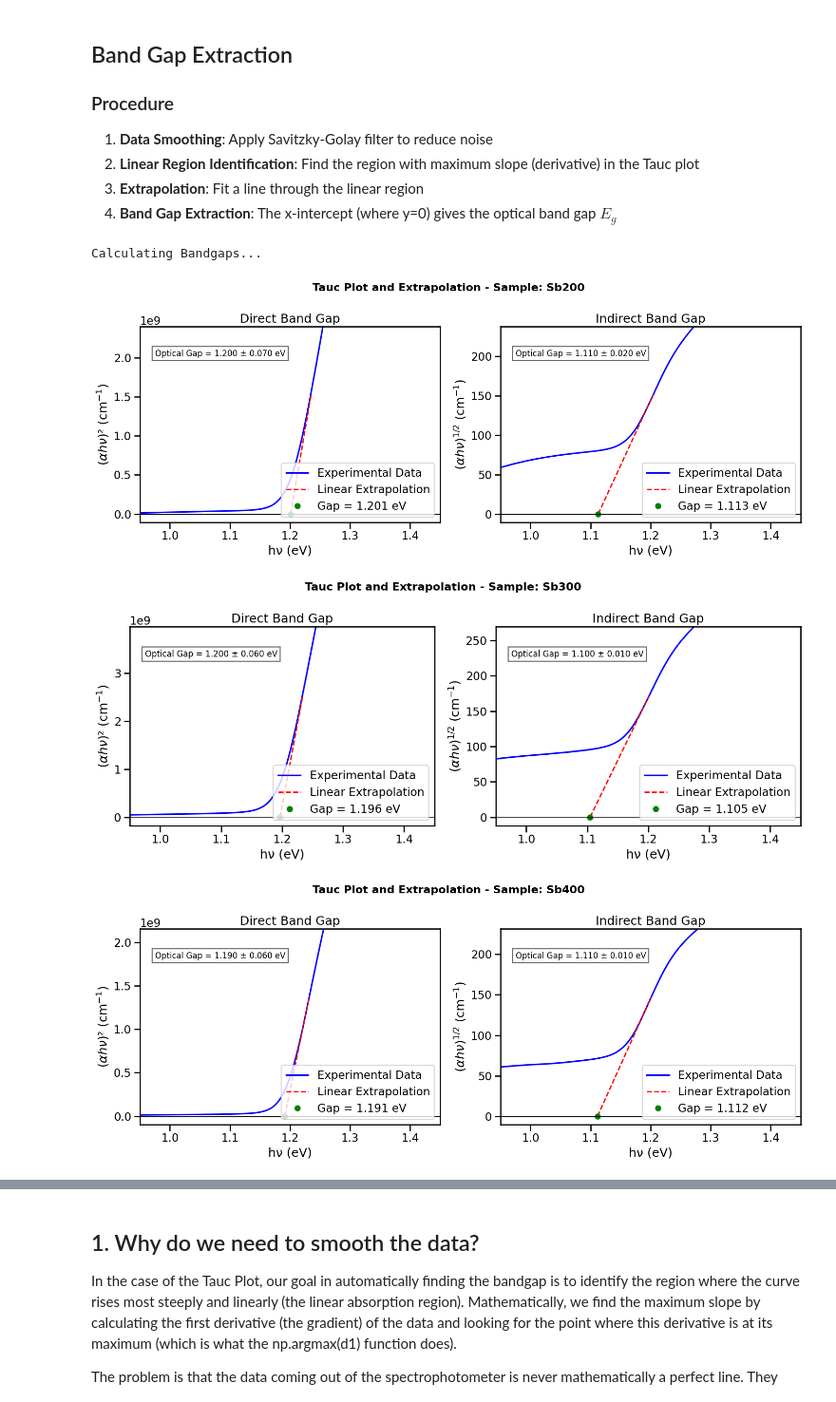
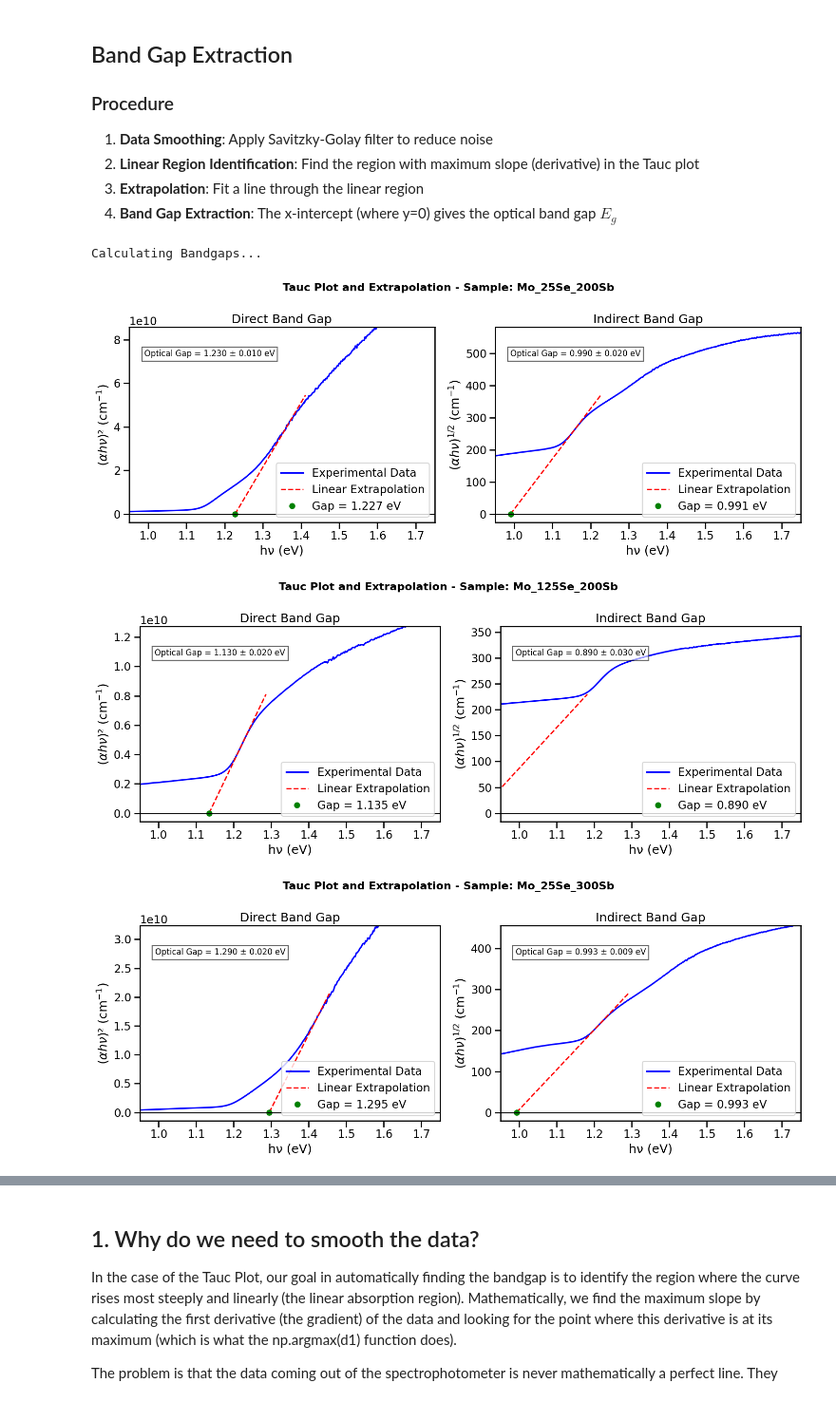
Before and after one commit to JotaP-183/Data_Analysis, a Jupyter notebook: UV-Vis/Corrected_UV_Vis_analysis.ipynb, the cells around one changed output, grey strips where cells are left out. Shown at 95% size. Cells and saved outputs as stored; diff of their text form; code cells hidden in the pictures.

```diff
--- a/UV-Vis/Corrected_UV_Vis_analysis.ipynb
+++ b/UV-Vis/Corrected_UV_Vis_analysis.ipynb
@@ -128,7 +128,7 @@ import warnings
 warnings.filterwarnings('ignore')
 
 # File path to the Excel file
-FILE_PATH = data_path('UV-Vis', '2nd Round', 'Sb_2_3_4__2.xlsx')
+FILE_PATH = data_path('UV-Vis', '2nd Round', 'Copy of DOE_2nd.xlsx')
 
 # Set output directory for plots
 PLOTS_DIR = "Plots"
@@ -324,7 +324,7 @@ gaps = []
 # You can adjust these limits (in eV) to focus the analysis on the rising edge of the material
 # and ignore noise at low energies or substrate (Glass) absorption at high energies.
 min_energy = 1.15
-max_energy = 1.25
+max_energy = 1.55
 
 for k in res.keys():
     fig, (ax1, ax2) = plt.subplots(1, 2, figsize=(15,6))
@@ -410,34 +410,34 @@ for k in res.keys():
 
         # Mark the exact point of the Bandgap
         ax.plot(x_cross, 0, 'go', markersize=8, label=f'Gap = {x_cross:.3f} eV')
 
         # Axis formatting
         ax.axhline(0, color='black', linewidth=1)
         ax.set_xlabel(r'hν (eV)')
         ax.set_ylabel(info['ylabel'])
         ax.set_title(info['title'])
         ax.text(0.05, 0.85, f'Optical Gap = {round(x_cross, decimals):.3f} ± {round(sigma_bg, decimals):.3f} eV',
                 transform=ax.transAxes, fontsize=12, bbox=dict(facecolor='white', alpha=0.6))
 
         # Adjust the visual "window" of the plot
         ax.set_xlim(min_energy - 0.2, max_energy + 0.2)
         ax.set_ylim(-0.05 * np.amax(y_fit), 1.1 * np.amax(y_fit))
         ax.legend(loc='lower right')
 
     plt.tight_layout()
     plt.savefig(os.path.join(PLOTS_DIR, f'Tauc_plot_extrapolation_{k}.png'), dpi=300)
     plt.show()
 
 # Export a summary with all calculated Bandgaps
 print("\n--- Summary of Calculated Bandgaps ---")
 df_gaps = pd.DataFrame(gaps)
 print(df_gaps.to_string(index=False))
 
-# Optional: Save to an Excel file
+# Save to an Excel file
 df_gaps.to_excel(os.path.join(PLOTS_DIR, "Summary_Bandgaps.xlsx"), index=False)
 print(f"Summary saved in folder: {PLOTS_DIR}")
 # %% [output]
 Calculating Bandgaps...
-[figure, old version]
+[figure, new version]
-[figure, old version]
+[figure, new version]
-[figure, old version]
+[figure, new version]
```
Also changed, not shown: parts of 4 cells of this notebook, 52 other files.
